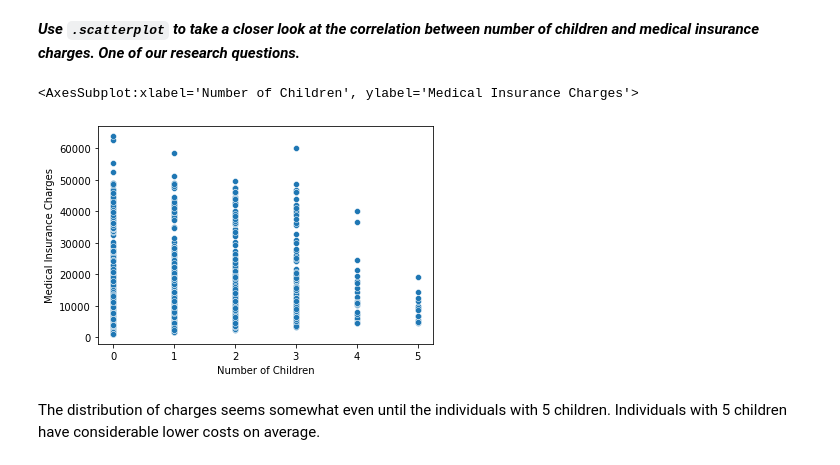
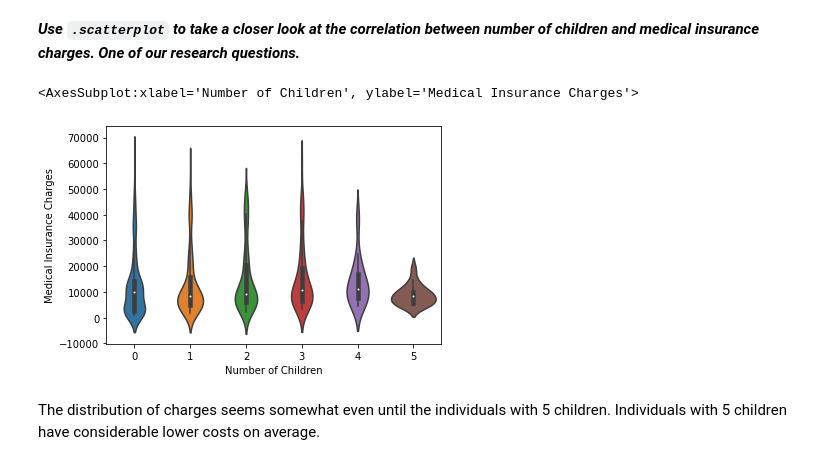
Before and after one commit to data301-2020-winter2/course-project-group_1021, a Jupyter notebook: analysis/Ravi/EDA.ipynb, the cells around one changed output. Drawn from its saved outputs; the diff is of its cells as text; code cells hidden in the pictures.

Commit message:
Changed scatterplot to violinplot

```diff
--- a/analysis/Ravi/EDA.ipynb
+++ b/analysis/Ravi/EDA.ipynb
@@ -179,10 +193,10 @@ It appears that higher BMI leads to higher insurance charges based on the scatte
 # %% [markdown]
 ***Use `.scatterplot` to take a closer look at the correlation between number of children and medical insurance charges. One of our research questions.***
 # %%
-sns.scatterplot(data=df,x="Number of Children",y="Medical Insurance Charges")
+sns.violinplot(data=df,x="Number of Children",y="Medical Insurance Charges")
 # %% [output]
 <AxesSubplot:xlabel='Number of Children', ylabel='Medical Insurance Charges'>
-[figure, old version]
+[figure, new version]
 # %% [markdown]
 The distribution of charges seems somewhat even until the individuals with 5 children. Individuals with 5 children have considerable lower costs on average.
 # %% [markdown]
```
Also changed, not shown: parts of 2 cells of this notebook, 1 other file.
